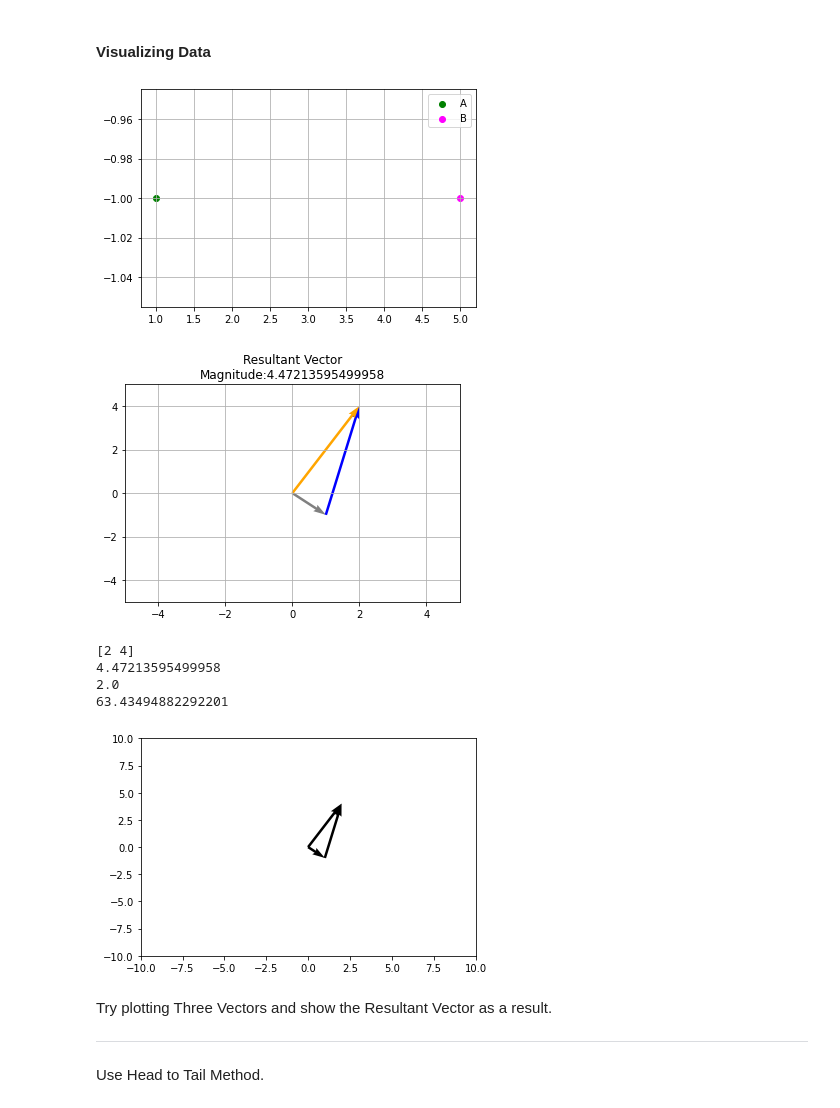
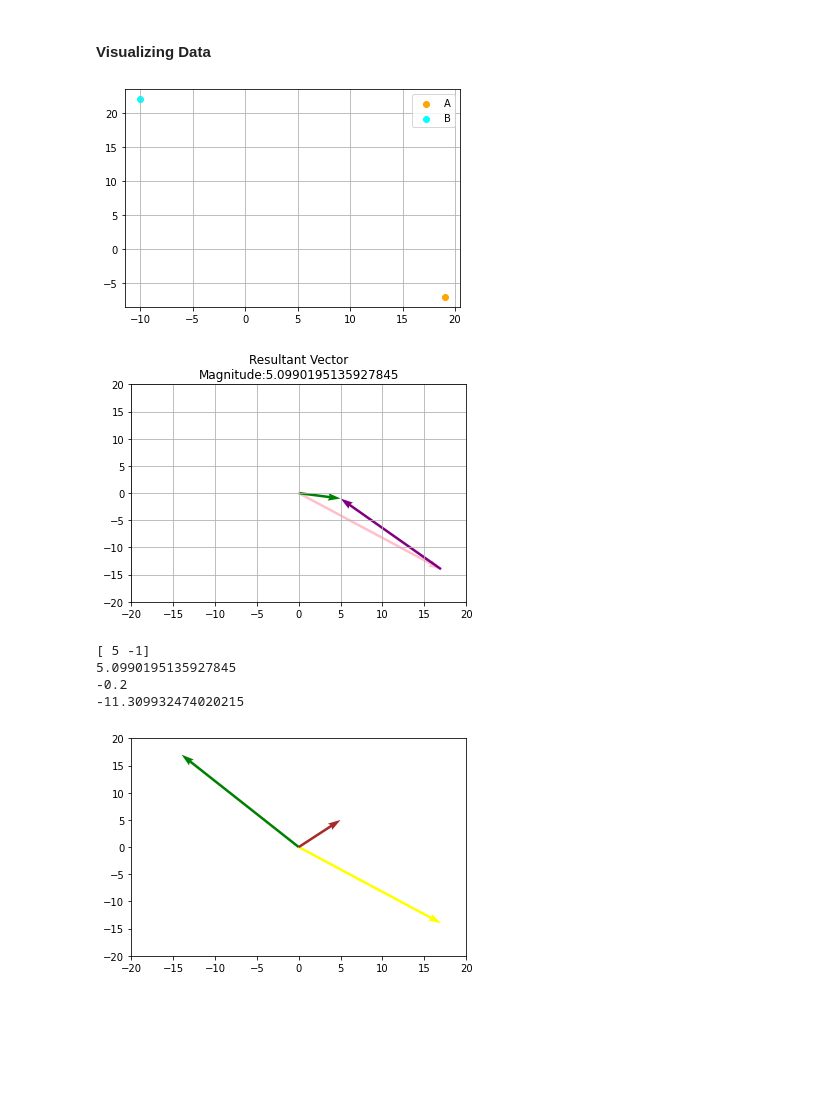
Before and after one commit to esosikeyes/Linear-Algebra, a Jupyter notebook: Assignment9.ipynb, the cells around one changed output. Saved outputs shown, nothing was run; the diff lists cells and outputs as text; code cells hidden in the pictures; blank space fills up the shorter version.

```diff
--- a/Assignment9.ipynb
+++ b/Assignment9.ipynb
@@ -158,56 +182,49 @@ import matplotlib.pyplot as plt
 import matplotlib
 %matplotlib inline
 # %%
-A = [1, -1]
-B = [5, -1]
-plt.scatter(A[0], A[1], label='A', c='green')
-plt.scatter(B[0], B[1], label='B', c='magenta')
+A = [19, -7]
+B = [-10, 22]
+plt.scatter(A[0], A[1], label='A', c='orange')
+plt.scatter(B[0], B[1], label='B', c='cyan')
 plt.grid()
 plt.legend()
 plt.show()
 # %% [output]
-[figure, old version]
+[figure, new version]
 # %%
-A = np.array([1, -1])
-B = np.array([1, 5])
+A = np.array([17, -14])
+B = np.array([-12, 13])
 R = A + B
 Magnitude = np.sqrt(np.sum(R**2))
 plt.title("Resultant Vector\nMagnitude:{}" .format(Magnitude))
-plt.xlim(-5, 5)
-plt.ylim(-5, 5)
-plt.quiver(0, 0, A[0], A[1], angles='xy', scale_units='xy', scale=1, color='gray')
-plt.quiver(A[0], A[1], B[0], B[1], angles='xy', scale_units='xy', scale=1, color='blue')
+plt.xlim(-20, 20)
+plt.ylim(-20, 20)
+plt.quiver(0, 0, A[0], A[1], angles='xy', scale_units='xy', scale=1, color='pink')
+plt.quiver(A[0], A[1], B[0], B[1], angles='xy', scale_units='xy', scale=1, color='purple')
 R = A + B
-plt.quiver(0, 0, R[0], R[1], angles='xy', scale_units='xy', scale=1, color='orange')
+plt.quiver(0, 0, R[0], R[1], angles='xy', scale_units='xy', scale=1, color='green')
 plt.grid()
 plt.show()
 print(R)
 Magnitude = np.sqrt(np.sum(R**2))
 print(Magnitude)
 Slope = R[1]/R[0]
 print(Slope)
 Angle = (np.arctan(Slope))*(180/np.pi)
 print(Angle)
 # %% [output]
-[figure, old version]
+[figure, new version]
-[2 4]
-4.47213595499958
-2.0
-63.43494882292201
+[ 5 -1]
+5.0990195135927845
+-0.2
+-11.309932474020215
 # %%
-n = A.shape[0]
-plt.xlim(-10, 10)
-plt.ylim(-10, 10)
-plt.quiver(0,0, A[0], A[1], angles='xy', scale_units='xy',scale=1)
-plt.quiver(A[0],A[1], B[0], B[1], angles='xy', scale_units='xy',scale=1)
-plt.quiver(0,0, R[0], R[1], angles='xy', scale_units='xy',scale=1)
+d = A.shape[0]
+plt.xlim(-20, 20)
+plt.ylim(-20, 20)
+plt.quiver(0,0, A[0], A[1], angles='xy', scale_units='xy',scale=1, color='yellow')
+plt.quiver(0,0, A[1], A[0], angles='xy', scale_units='xy',scale=1, color='green')
+plt.quiver(0,0, R[0], R[0], angles='xy', scale_units='xy',scale=1, color='brown')
 plt.show()
 # %% [output]
-[figure, old version]
+[figure, new version]
-# %% [markdown]
-Try plotting Three Vectors and show the Resultant Vector as a result.
-
----
-
-
-Use Head to Tail Method.
```
Also changed, not shown: parts of 16 cells of this notebook.
